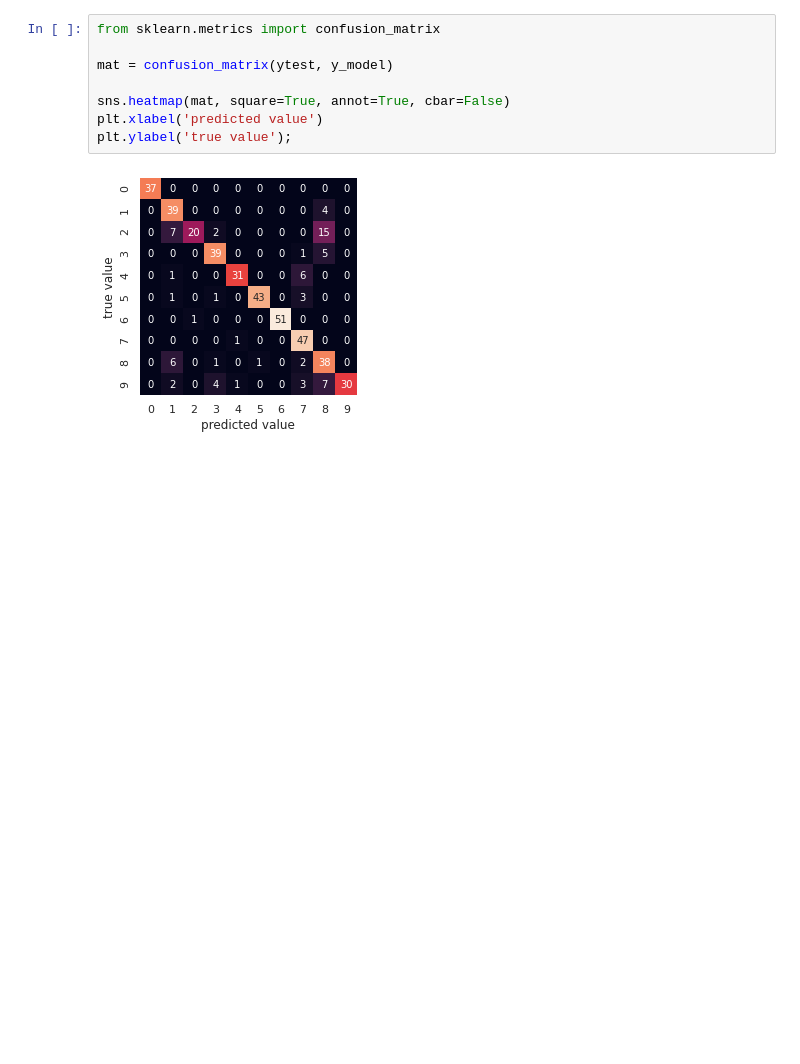
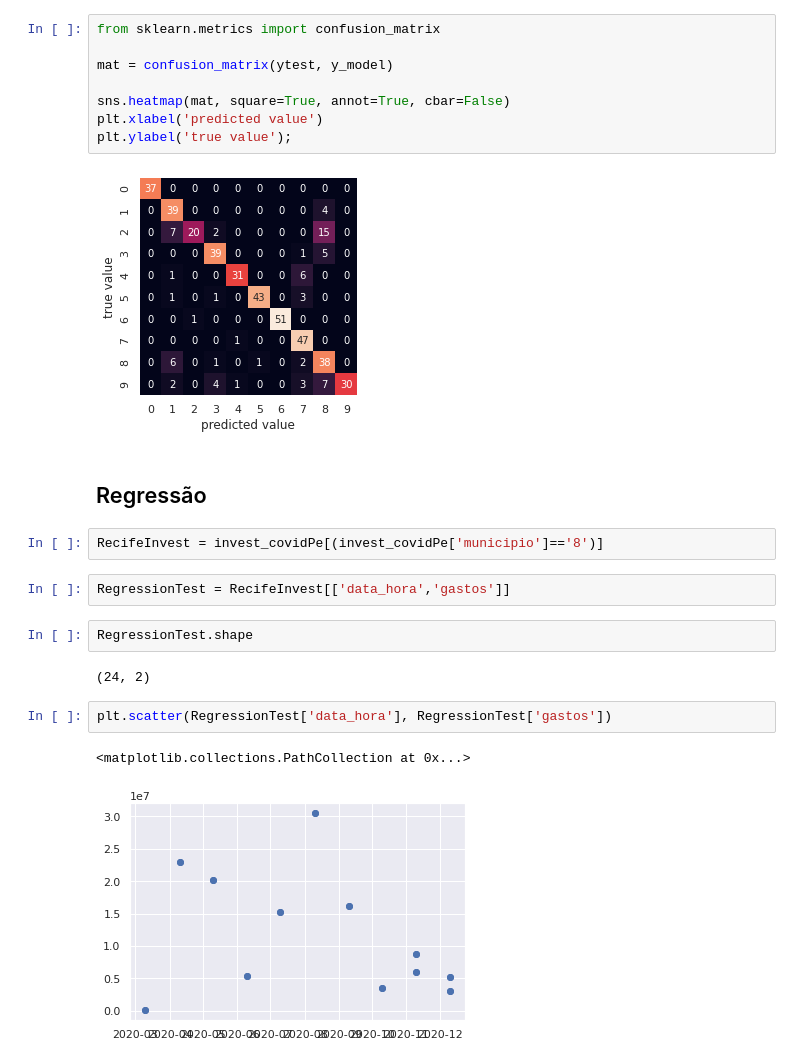
Before and after one commit to marcosw1998/Data-Science, a Jupyter notebook: Project_ee2/predict_covid_spends_PE.ipynb, the cells around one changed output. Drawn from its saved outputs; the diff is of its cells as text; blank space fills up the shorter version.

```diff
--- a/Project_ee2/predict_covid_spends_PE.ipynb
+++ b/Project_ee2/predict_covid_spends_PE.ipynb
@@ -774,3 +774,18 @@ plt.xlabel('predicted value')
 plt.ylabel('true value');
 # %% [output]
 [figure]
+# %% [markdown]
+## Regressão
+# %%
+RecifeInvest = invest_covidPe[(invest_covidPe['municipio']=='8')]
+# %%
+RegressionTest = RecifeInvest[['data_hora','gastos']]
+# %%
+RegressionTest.shape
+# %% [output]
+(24, 2)
+# %%
+plt.scatter(RegressionTest['data_hora'], RegressionTest['gastos'])
+# %% [output]
+<matplotlib.collections.PathCollection at 0x...>
+[figure, added]
```
Also changed, not shown: parts of 16 cells of this notebook.
